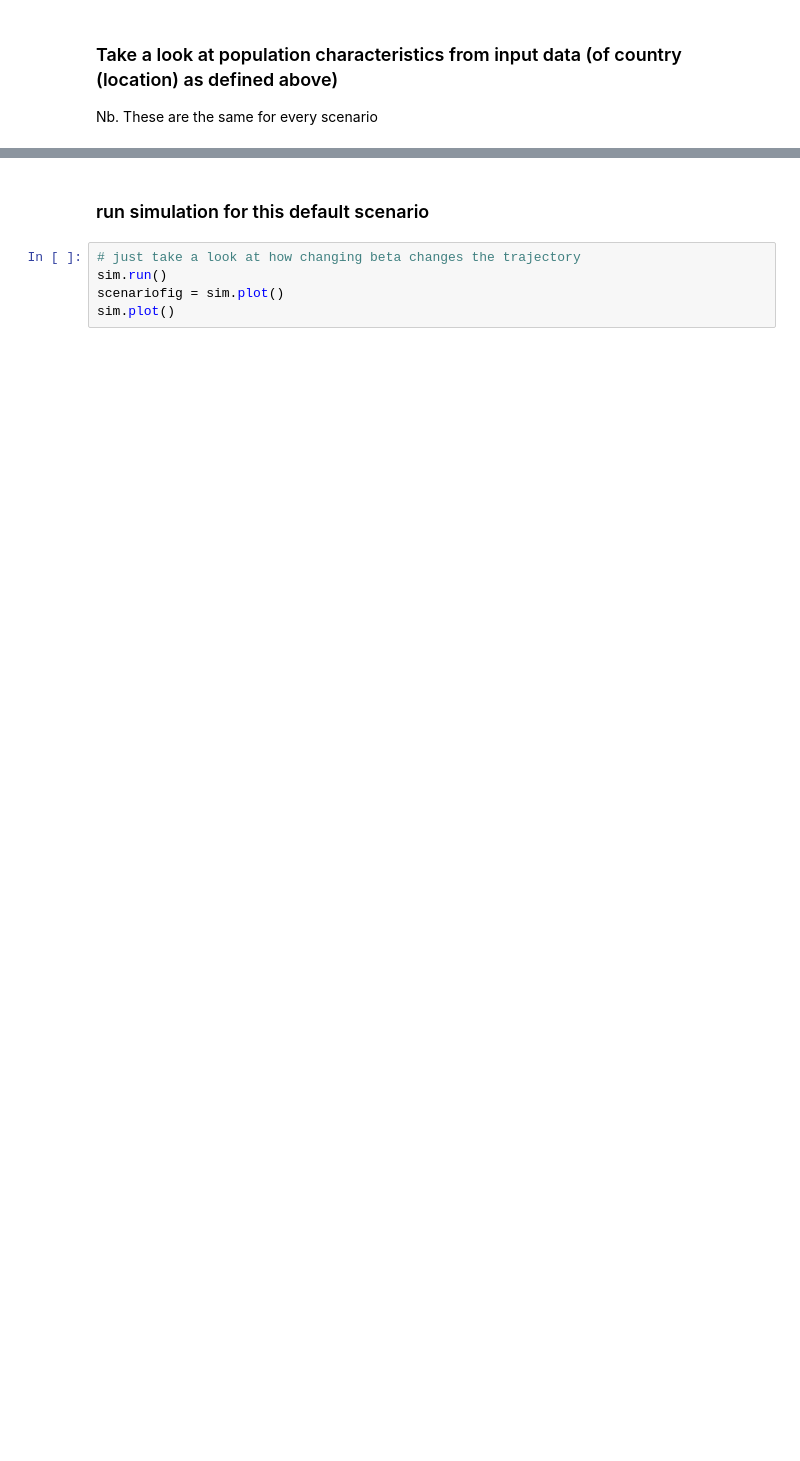
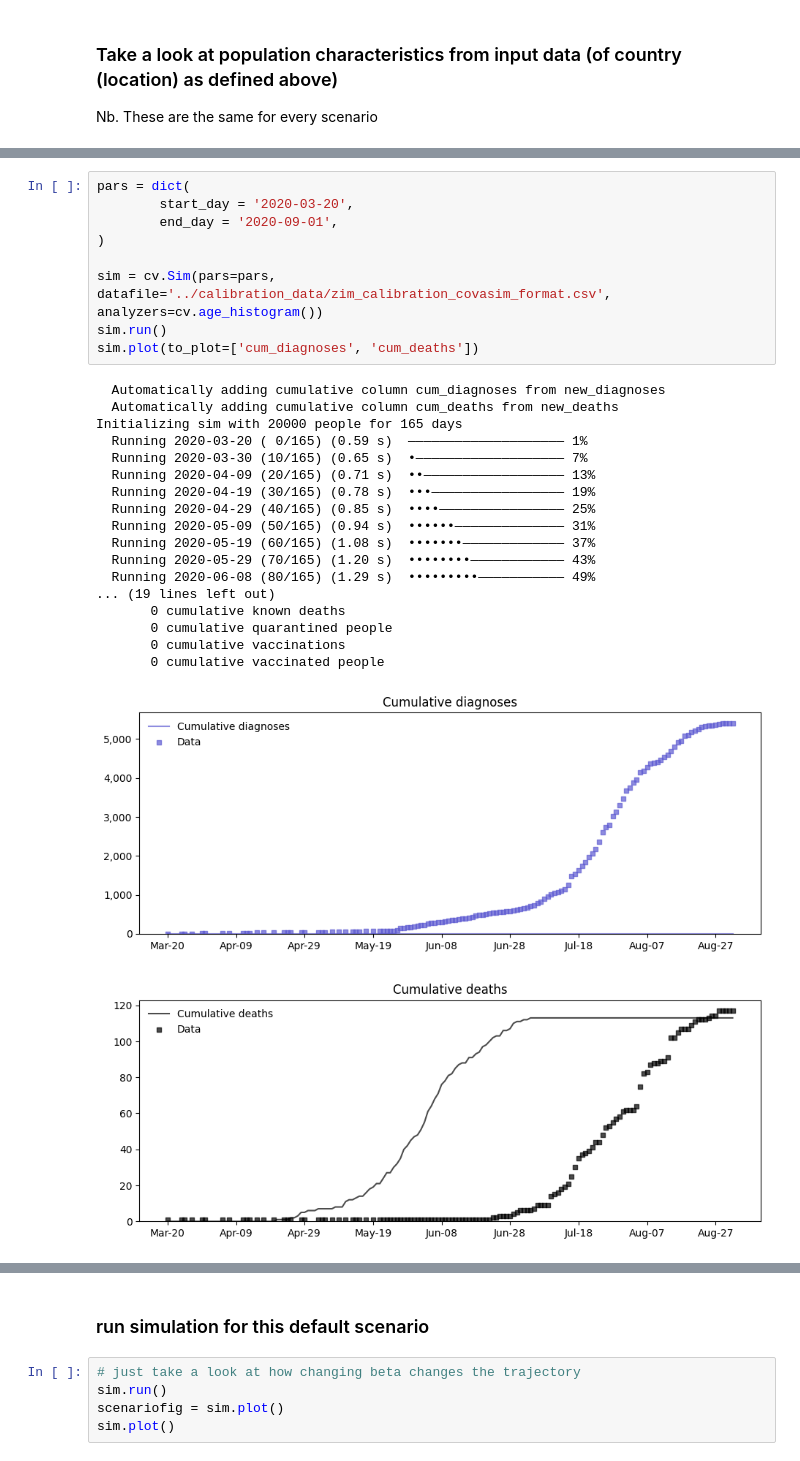
Before and after one commit to spet2094/covasim, a Jupyter notebook: my_countries/ZIM/notebooks/ZIM_retro_calibration.ipynb, the cells around one changed output, grey strips where cells are left out. Cells and saved outputs as stored; diff of their text form; blank space fills up the shorter version.

```diff
--- a/my_countries/ZIM/notebooks/ZIM_retro_calibration.ipynb
+++ b/my_countries/ZIM/notebooks/ZIM_retro_calibration.ipynb
@@ -49,0 +94,28 @@ fig = sim.people.plot()
+# %%
+pars = dict(
+        start_day = '2020-03-20',
+        end_day = '2020-09-01',
+)
+
+sim = cv.Sim(pars=pars, datafile='../calibration_data/zim_calibration_covasim_format.csv', analyzers=cv.age_histogram())
+sim.run()
+sim.plot(to_plot=['cum_diagnoses', 'cum_deaths'])
+# %% [output]
+  Automatically adding cumulative column cum_diagnoses from new_diagnoses
+  Automatically adding cumulative column cum_deaths from new_deaths
+Initializing sim with 20000 people for 165 days
+  Running 2020-03-20 ( 0/165) (0.59 s)  ———————————————————— 1%
+  Running 2020-03-30 (10/165) (0.65 s)  •——————————————————— 7%
+  Running 2020-04-09 (20/165) (0.71 s)  ••—————————————————— 13%
+  Running 2020-04-19 (30/165) (0.78 s)  •••————————————————— 19%
+  Running 2020-04-29 (40/165) (0.85 s)  ••••———————————————— 25%
+  Running 2020-05-09 (50/165) (0.94 s)  ••••••—————————————— 31%
+  Running 2020-05-19 (60/165) (1.08 s)  •••••••————————————— 37%
+  Running 2020-05-29 (70/165) (1.20 s)  ••••••••———————————— 43%
+  Running 2020-06-08 (80/165) (1.29 s)  •••••••••——————————— 49%
+... (19 lines left out)
+       0 cumulative known deaths
+       0 cumulative quarantined people
+       0 cumulative vaccinations
+       0 cumulative vaccinated people
+[figure, added]
```
Also changed, not shown: parts of 36 cells of this notebook, 12 other files.
